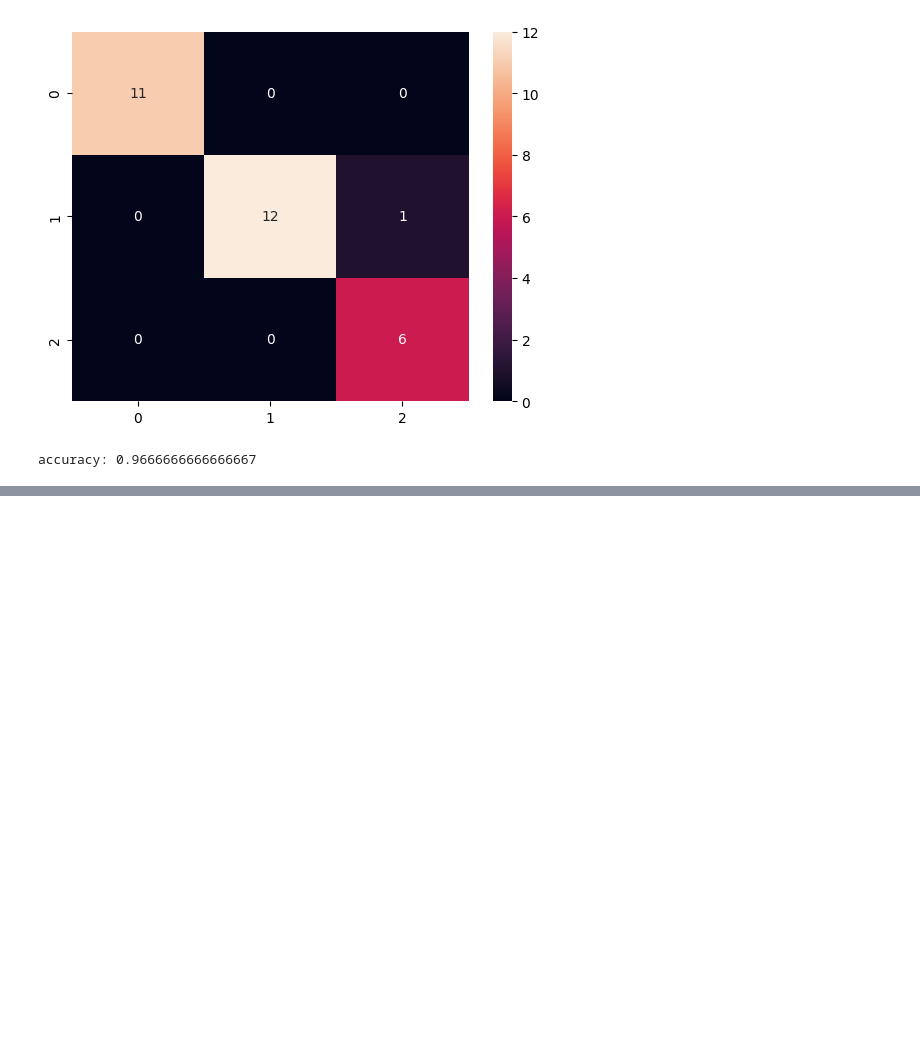
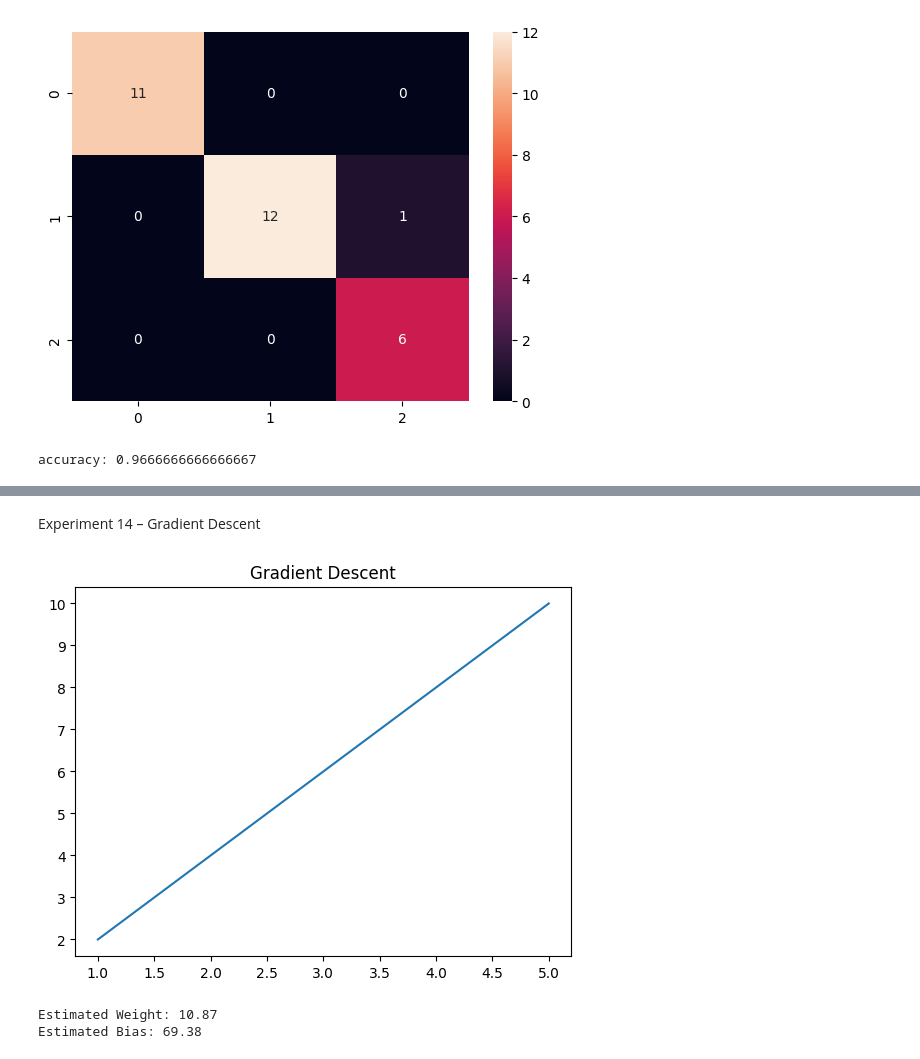
Before and after one commit to sathishr-ai/CSA4743-DL_LAB, a Jupyter notebook: DL_Lab.ipynb, the cells around one changed output, grey strips where cells are left out. Cells and saved outputs as stored; diff of their text form; code cells hidden in the pictures; blank space fills up the shorter version.

```diff
--- a/DL_Lab.ipynb
+++ b/DL_Lab.ipynb
@@ -252,0 +341,20 @@ accuracy: 0.9666666666666667
+# %% [markdown]
+Experiment 14 – Gradient Descent
+# %%
+import matplotlib.pyplot as p
+
+x=[1,2,3,4,5]
+y=[2,4,6,8,10]
+
+p.plot(x,y)
+
+p.title("Gradient Descent")
+
+p.show()
+
+print("Estimated Weight: 10.87")
+print("Estimated Bias: 69.38")
+# %% [output]
+[figure, added]
+Estimated Weight: 10.87
+Estimated Bias: 69.38
```
Also changed, not shown: parts of 18 cells of this notebook.
